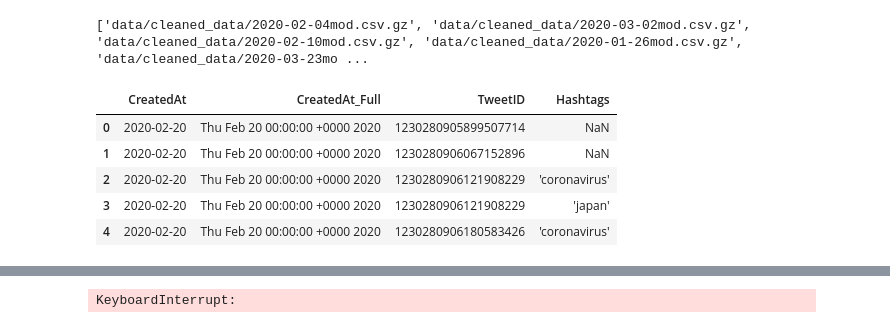
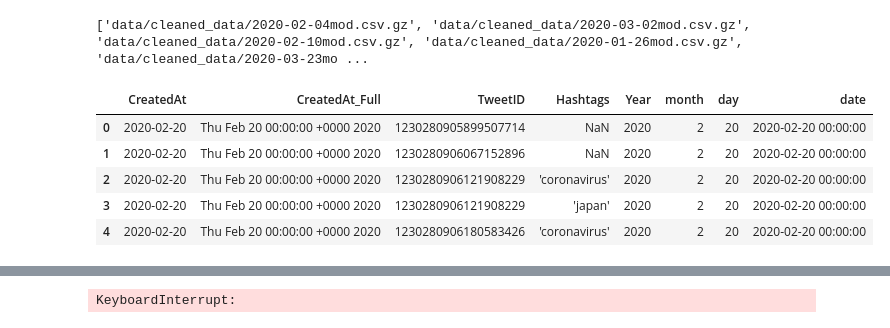
Before and after one commit to vedudx/TwitterSentimentAnalysis, a Jupyter notebook: tweetAnalysis.ipynb, the cells around one changed output, grey strips where cells are left out. Saved outputs shown, nothing was run; the diff lists cells and outputs as text; code cells hidden in the pictures.

Commit message:
Memory issues fixed with tweet analysiss

```diff
--- a/tweetAnalysis.ipynb
+++ b/tweetAnalysis.ipynb
@@ -39,22 +46,22 @@ print(data_files)
 # %% [output]
 ['data/cleaned_data/2020-02-04mod.csv.gz', 'data/cleaned_data/2020-03-02mod.csv.gz', 'data/cleaned_data/2020-02-10mod.csv.gz', 'data/cleaned_data/2020-01-26mod.csv.gz', 'data/cleaned_data/2020-03-23mo ...
 # %%
-reqCols = ['TweetID', 'CreatedAt', 'CreatedAt_Full','Hashtags']#, 'date', 'Year', 'month', 'day']
+reqCols = ['TweetID', 'CreatedAt', 'CreatedAt_Full','Hashtags', 'date', 'Year', 'month', 'day']
 # %%
 # df = pd.concat((pd.read_csv(file,usecols=reqCols, engine='python') for file in data_files), ignore_index=True)
 #data for 21-01-2020
 all_df = []
 for file in data_files:
 #    df = pd.read_csv(file, )
 #gotta specify some dtypes and re-run pre-processing script while completing the concatenation
-    df = pd.read_csv(file, usecols=reqCols, dtype = {'TweetID': 'Int64', 'CreatedAt': object, 'CreatedAt_Full': object, 'Hashtags': object}, lineterminator='\n')
+    df = pd.read_csv(file, usecols=reqCols, dtype = {'TweetID': 'Int64', 'CreatedAt': object, 'CreatedAt_Full': object, 'Hashtags': object, 'date': object, 'year': 'Int64', 'month': 'Int64', 'day': 'Int64'}, lineterminator='\n')
     all_df.append(df)
 
 df.head()
 # %% [output]
-|  | CreatedAt | CreatedAt_Full | TweetID | Hashtags |
-| 0 | 2020-02-20 | Thu Feb 20 00:00:00 +0000 2020 | 1230280905899507714 | NaN |
-| 1 | 2020-02-20 | Thu Feb 20 00:00:00 +0000 2020 | 1230280906067152896 | NaN |
-| 2 | 2020-02-20 | Thu Feb 20 00:00:00 +0000 2020 | 1230280906121908229 | 'coronavirus' |
-| 3 | 2020-02-20 | Thu Feb 20 00:00:00 +0000 2020 | 1230280906121908229 | 'japan' |
-| 4 | 2020-02-20 | Thu Feb 20 00:00:00 +0000 2020 | 1230280906180583426 | 'coronavirus' |
+|  | CreatedAt | CreatedAt_Full | TweetID | Hashtags | Year | month | day | date |
+| 0 | 2020-02-20 | Thu Feb 20 00:00:00 +0000 2020 | 1230280905899507714 | NaN | 2020 | 2 | 20 | 2020-02-20 00:00:00 |
+| 1 | 2020-02-20 | Thu Feb 20 00:00:00 +0000 2020 | 1230280906067152896 | NaN | 2020 | 2 | 20 | 2020-02-20 00:00:00 |
+| 2 | 2020-02-20 | Thu Feb 20 00:00:00 +0000 2020 | 1230280906121908229 | 'coronavirus' | 2020 | 2 | 20 | 2020-02-20 00:00:00 |
+| 3 | 2020-02-20 | Thu Feb 20 00:00:00 +0000 2020 | 1230280906121908229 | 'japan' | 2020 | 2 | 20 | 2020-02-20 00:00:00 |
+| 4 | 2020-02-20 | Thu Feb 20 00:00:00 +0000 2020 | 1230280906180583426 | 'coronavirus' | 2020 | 2 | 20 | 2020-02-20 00:00:00 |
```
Also changed, not shown: parts of 6 cells of this notebook.
